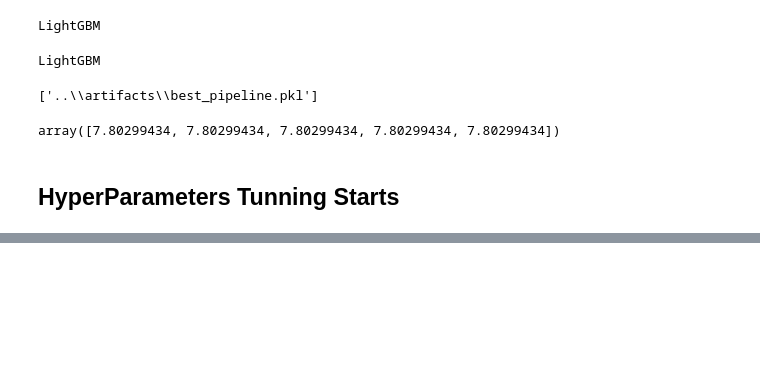
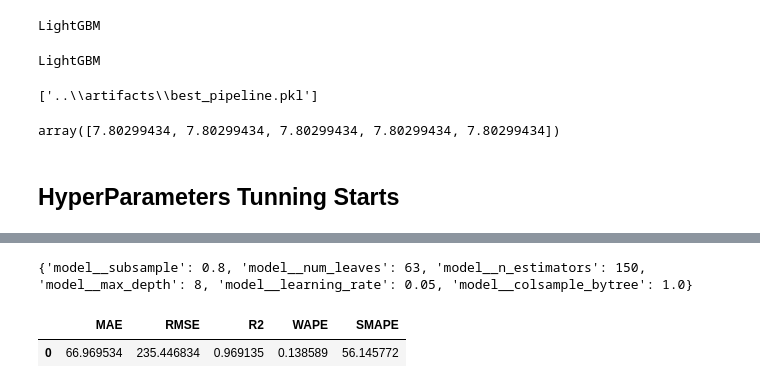
Before and after one commit to Husnain5Khalid/DemandIQ-Smart-demand-forecasting-, a Jupyter notebook: notebooks/ML Model Development.ipynb, the cells around one changed output, grey strips where cells are left out. Drawn from its saved outputs; the diff is of its cells as text; code cells hidden in the pictures; blank space fills up the shorter version.

Commit message:
HyperParamter is completed'

```diff
--- a/notebooks/ML Model Development.ipynb
+++ b/notebooks/ML Model Development.ipynb
@@ -336,0 +354,24 @@ array([7.80299434, 7.80299434, 7.80299434, 7.80299434, 7.80299434])
+# %%
+lightgbm_pipeline = Pipeline([
+    ("preprocessor", preprocessor),
+    ("model", LGBMRegressor(
+        random_state=42,
+        verbose=-1
+    ))
+])
+# %%
+random_search = RandomizedSearchCV(
+    estimator=lightgbm_pipeline,
+    param_distributions=param_grid,
+    n_iter=10,
+    scoring="neg_mean_absolute_error",
+    cv=3,
+    random_state=42,
+    n_jobs=-1,
+    verbose=2
+)
+# %%
+random_search.fit(
+    X_train,
+    y_train
+)
@@ -336,0 +397,18 @@ array([7.80299434, 7.80299434, 7.80299434, 7.80299434, 7.80299434])
+# %%
+print(random_search.best_params_)
+# %% [output]
+{'model__subsample': 0.8, 'model__num_leaves': 63, 'model__n_estimators': 150, 'model__max_depth': 8, 'model__learning_rate': 0.05, 'model__colsample_bytree': 1.0}
+# %%
+best_lightgbm = random_search.best_estimator_
+# %%
+predictions = best_lightgbm.predict(X_valid)
+
+tuned_metrics = evaluate_model(
+    y_valid,
+    predictions
+)
+
+pd.DataFrame([tuned_metrics])
+# %% [output]
+|  | MAE | RMSE | R2 | WAPE | SMAPE |
+| 0 | 66.969534 | 235.446834 | 0.969135 | 0.138589 | 56.145772 |
```
Also changed, not shown: parts of 4 cells of this notebook, 3 other files.
